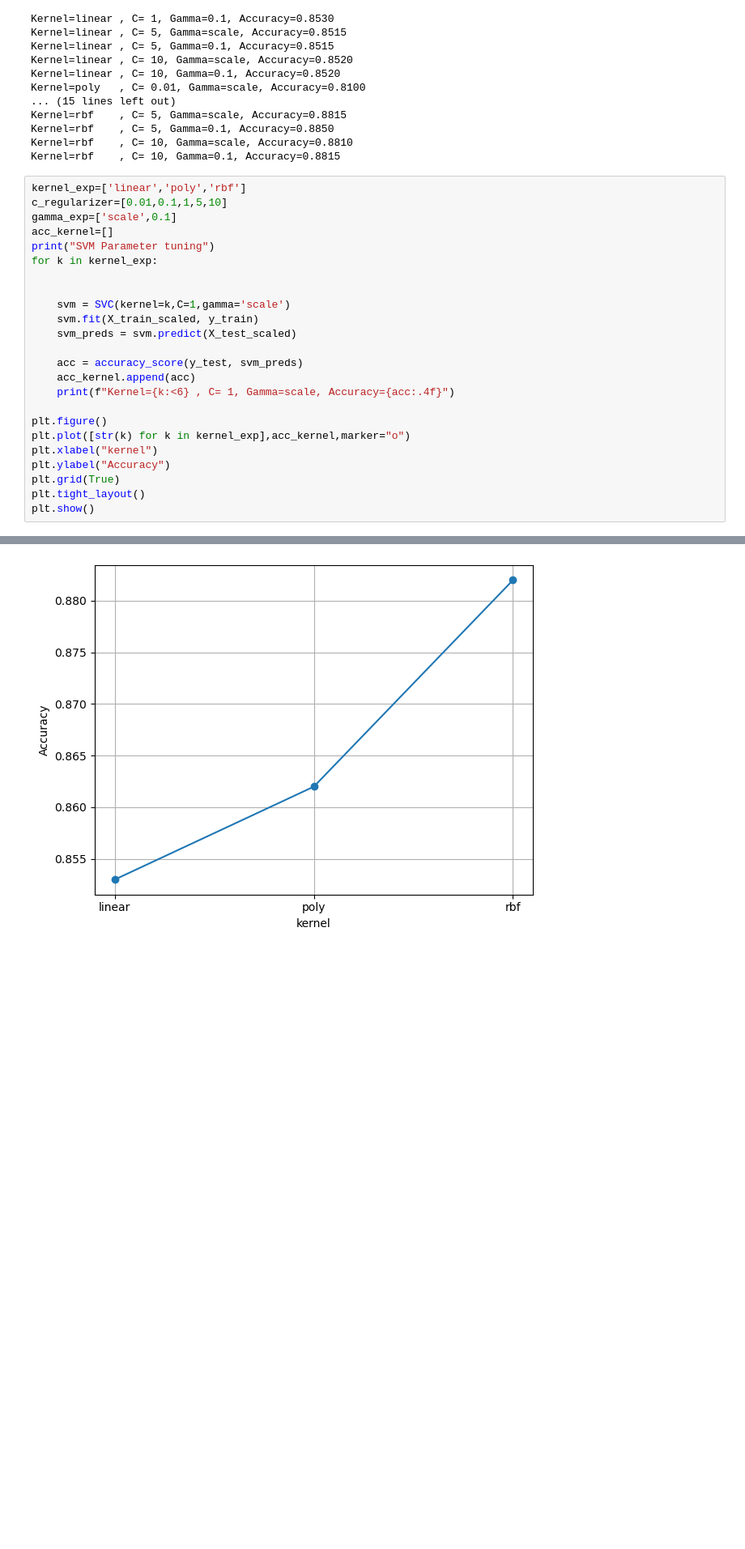
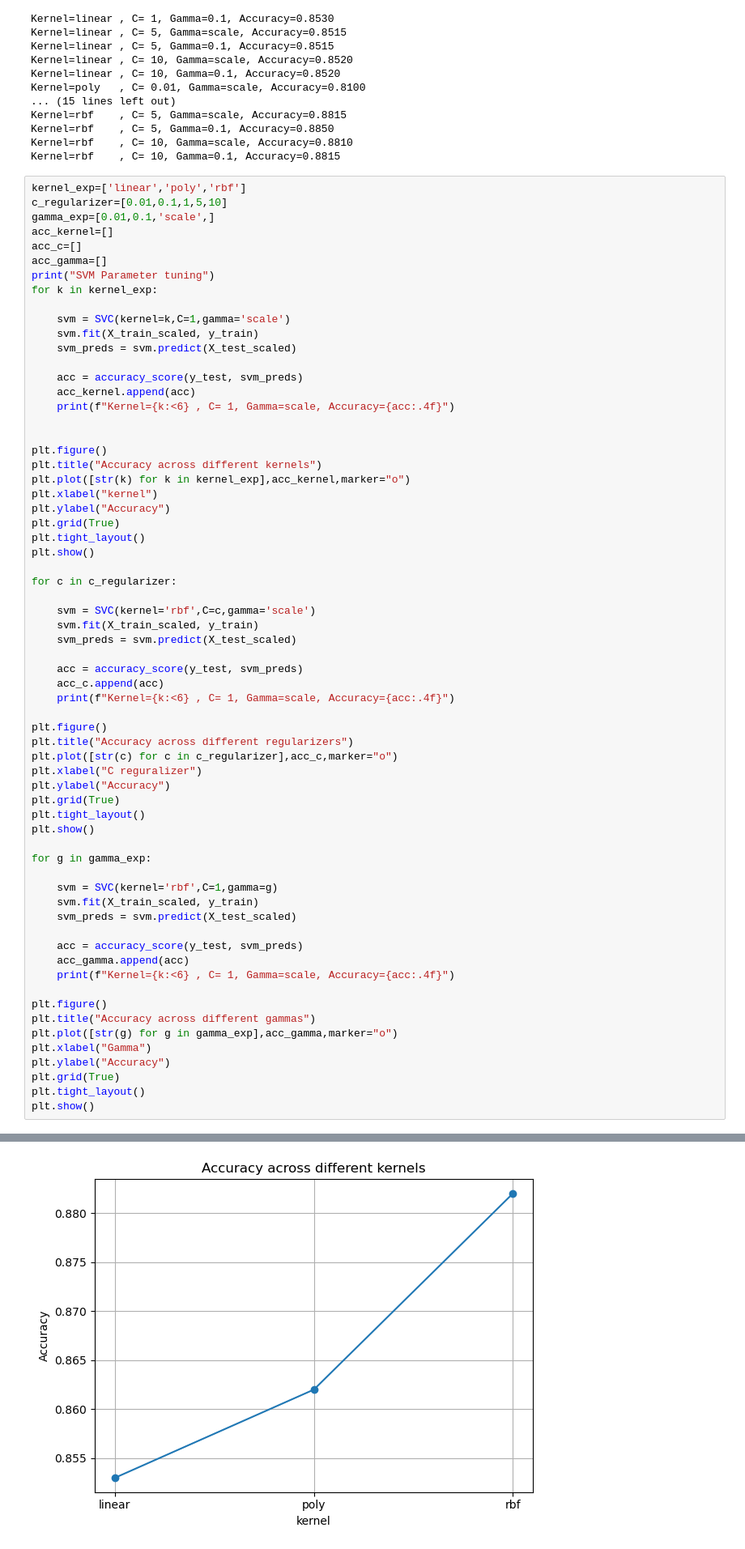
Before and after one commit to ErjonXhani/ai-vs-human-text-detection-INM701, a Jupyter notebook: intro to ai new dataset.ipynb, the cells around one changed output, grey strips where cells are left out. Shown at 81% size. Saved outputs shown, nothing was run; the diff lists cells and outputs as text; blank space fills up the shorter version.

Commit message:
impact of each svm hyperparameter constructed in graphs

```diff
--- a/intro to ai new dataset.ipynb
+++ b/intro to ai new dataset.ipynb
@@ -398,30 +398,71 @@ Kernel=rbf    , C= 10, Gamma=0.1, Accuracy=0.8815
 # %%
 kernel_exp=['linear','poly','rbf']
 c_regularizer=[0.01,0.1,1,5,10]
-gamma_exp=['scale',0.1]
+gamma_exp=[0.01,0.1,'scale',]
 acc_kernel=[]
+acc_c=[]
+acc_gamma=[]
 print("SVM Parameter tuning")
 for k in kernel_exp:
-
 
     svm = SVC(kernel=k,C=1,gamma='scale')
     svm.fit(X_train_scaled, y_train)
     svm_preds = svm.predict(X_test_scaled)
 
     acc = accuracy_score(y_test, svm_preds)
     acc_kernel.append(acc)
     print(f"Kernel={k:<6} , C= 1, Gamma=scale, Accuracy={acc:.4f}")
 
+
 plt.figure()
+plt.title("Accuracy across different kernels")
 plt.plot([str(k) for k in kernel_exp],acc_kernel,marker="o")
 plt.xlabel("kernel")
 plt.ylabel("Accuracy")
 plt.grid(True)
 plt.tight_layout()
 plt.show()
+
+for c in c_regularizer:
+
+    svm = SVC(kernel='rbf',C=c,gamma='scale')
+    svm.fit(X_train_scaled, y_train)
+    svm_preds = svm.predict(X_test_scaled)
+
+    acc = accuracy_score(y_test, svm_preds)
+    acc_c.append(acc)
+    print(f"Kernel={k:<6} , C= 1, Gamma=scale, Accuracy={acc:.4f}")
+
+plt.figure()
+plt.title("Accuracy across different regularizers")
+plt.plot([str(c) for c in c_regularizer],acc_c,marker="o")
+plt.xlabel("C reguralizer")
+plt.ylabel("Accuracy")
+plt.grid(True)
+plt.tight_layout()
+plt.show()
+
+for g in gamma_exp:
+
+    svm = SVC(kernel='rbf',C=1,gamma=g)
+    svm.fit(X_train_scaled, y_train)
+    svm_preds = svm.predict(X_test_scaled)
+
+    acc = accuracy_score(y_test, svm_preds)
+    acc_gamma.append(acc)
+    print(f"Kernel={k:<6} , C= 1, Gamma=scale, Accuracy={acc:.4f}")
+
+plt.figure()
+plt.title("Accuracy across different gammas")
+plt.plot([str(g) for g in gamma_exp],acc_gamma,marker="o")
+plt.xlabel("Gamma")
+plt.ylabel("Accuracy")
+plt.grid(True)
+plt.tight_layout()
+plt.show()
 # %% [output]
 SVM Parameter tuning
 Kernel=linear , C= 1, Gamma=scale, Accuracy=0.8530
 Kernel=poly   , C= 1, Gamma=scale, Accuracy=0.8620
 Kernel=rbf    , C= 1, Gamma=scale, Accuracy=0.8820
-[figure, old version]
+[figure, new version]
```
Also changed, not shown: parts of 1 cell of this notebook.
